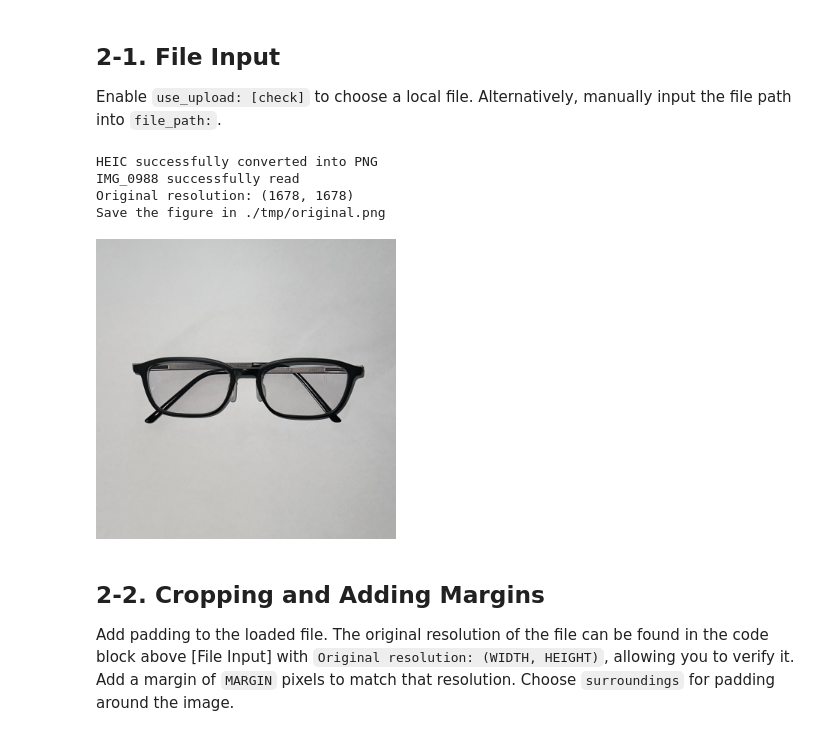
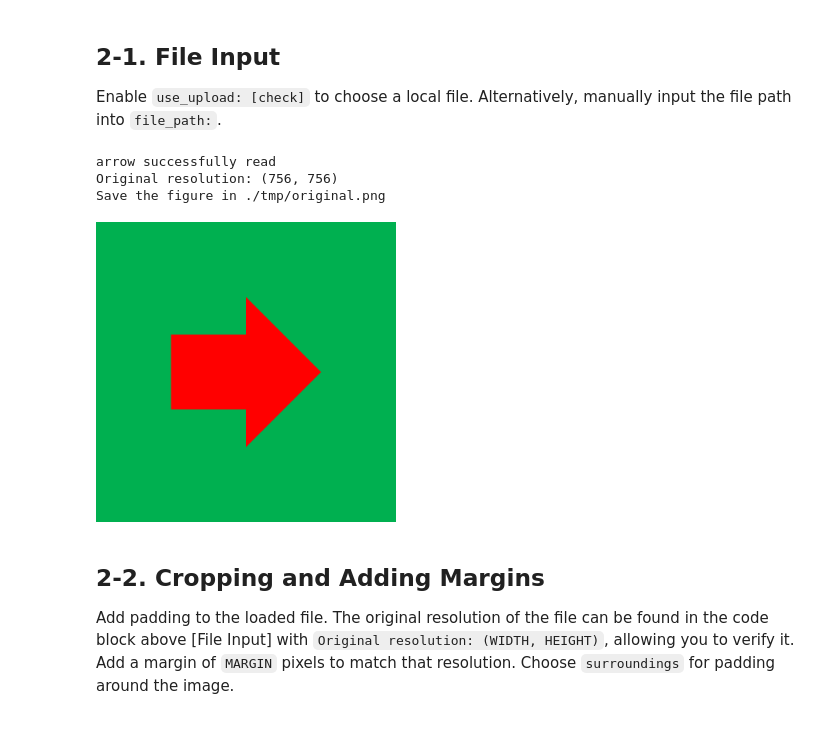
Before and after one commit to nobu-n2002/PixelNote, a Jupyter notebook: PixelNote.ipynb, the cells around one changed output. Saved outputs shown, nothing was run; the diff lists cells and outputs as text; code cells hidden in the pictures.

```diff
--- a/PixelNote.ipynb
+++ b/PixelNote.ipynb
@@ -92,7 +92,7 @@ def heif_to_image(path):
 
 # Parameters
 use_upload = False  # @param {type:"boolean"}
-file_path = "/content/IMG_0988.heic"  # @param {type:"string"}
+file_path = "/content/arrow.png"  # @param {type:"string"}
 upload_button = None
 
 # Upload files if selected
@@ -103,37 +103,36 @@ if use_upload:
 if use_upload and len(upload_button) > 0:
     file_path_input = list(upload_button.keys())[0]
     file_path = file_path_input
 else:
     file_path_input = file_path
 
 # Check if the file exists
 if os.path.exists(file_path_input):
     file_name, file_extension = os.path.splitext(os.path.basename(file_path_input))
 
     # Check if the file is in HEIC format and convert to PNG if needed
     if file_extension.lower() == '.heic' or file_extension.lower() == '.HEIC':
         img = heif_to_image(file_path_input)
         img.save(f"./tmp/{file_name}.png", "PNG")
         file_path = f"./tmp/{file_name}.png"
 
     print(f'{file_name} successfully read')
     original_image = cv2.imread(file_path, cv2.IMREAD_COLOR)
     height, width = original_image.shape[0:2]
 
     file_path_original = f"./tmp/original.png"
     cv2.imwrite(file_path_original, original_image)
 
     print('Original resolution:', original_image.shape[0:2])
     print('\033[32m' + f'Save the figure in {file_path_original}' + '\033[0m')
     display(Image(file_path, width=300))
 else:
     sys.exit('No file input')
 # %% [output]
-HEIC successfully converted into PNG
-IMG_0988 successfully read
-Original resolution: (1678, 1678)
+arrow successfully read
+Original resolution: (756, 756)
 Save the figure in ./tmp/original.png
-[figure, old version]
+[figure, new version]
 # %% [markdown]
 ## 2-2. Cropping and Adding Margins
 
```
Also changed, not shown: parts of 11 cells of this notebook.
